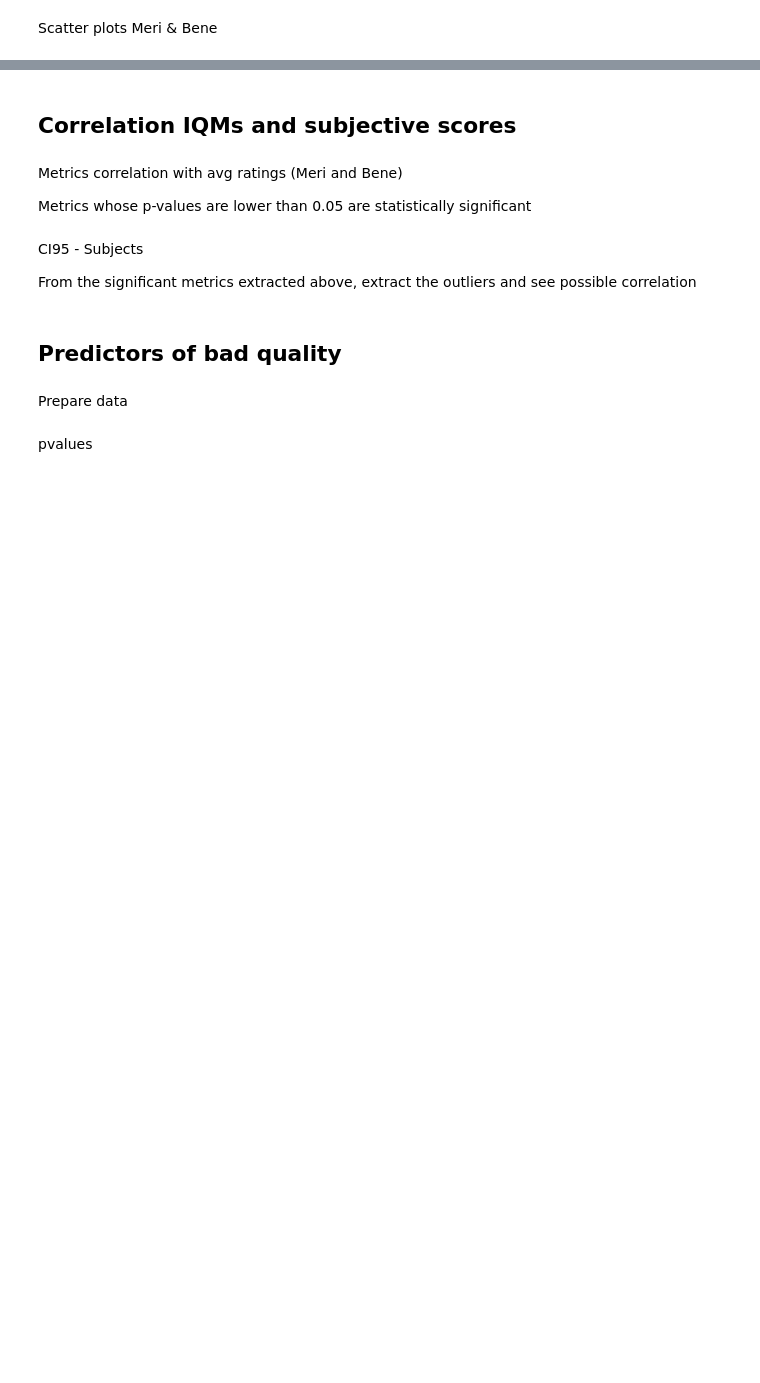
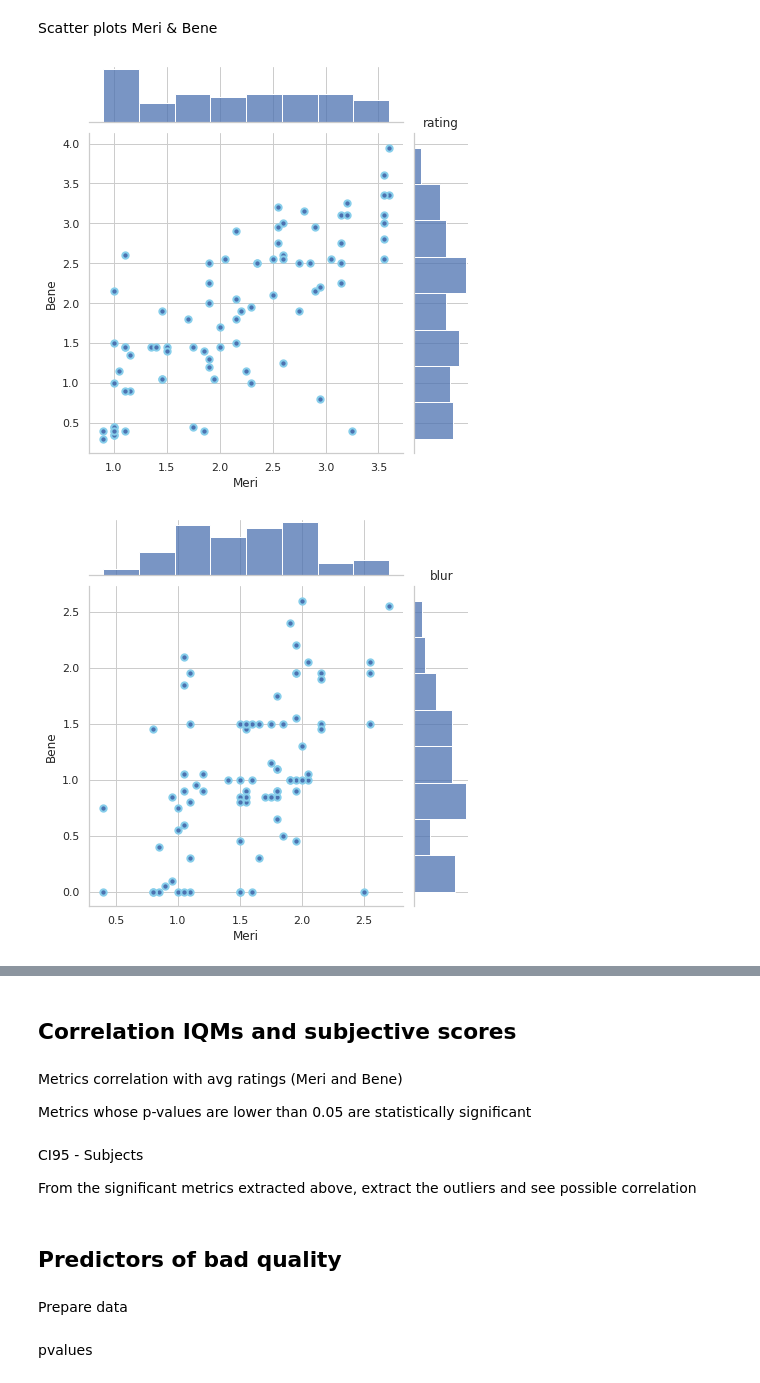
Before and after one commit to jaimebarran/a-eye_preprocessing, a Jupyter notebook: Code/mri_qc.ipynb, the cells around one changed output, grey strips where cells are left out. Saved outputs shown, nothing was run; the diff lists cells and outputs as text; code cells hidden in the pictures; blank space fills up the shorter version.

```diff
--- a/Code/mri_qc.ipynb
+++ b/Code/mri_qc.ipynb
@@ -379,8 +379,8 @@ import matplotlib.pyplot as plt
 from scipy import stats
 
 # read an excel file in .xlsx format
-df_meri = pd.read_csv('/home/jaimebarranco/Desktop/SHIP_QCmri_MBC/ratings.csv')
-df_bene = pd.read_csv('/home/jaimebarranco/Desktop/Evaluations_frb/ratings.csv')
+df_meri = pd.read_csv('/mnt/sda1/Repos/a-eye/Output/mri_qc/subjective_evaluations/SHIP_QCmri_MBC/ratings.csv')
+df_bene = pd.read_csv('/mnt/sda1/Repos/a-eye/Output/mri_qc/subjective_evaluations/Evaluations_frb/ratings.csv')
 
 # metrics meri
 rating_meri = df_meri['rating'].to_numpy()
@@ -411,7 +411,8 @@ ALPHA = 0.05
 # correlation between Meri and Bene
 for i in range(len(metrics_meri)):
     # R-squared measures the proportion of the variance in one variable that is predictable from the other variable.
-    # p_value is a measure of the evidence against a null hypothesis. A small p-value indicates strong evidence against the null hypothesis, while a large p-value indicates weak evidence against the null hypothesis
+    # p_value is a measure of the evidence against a null hypothesis. A small p-value indicates strong evidence against the null hypothesis,
+    # while a large p-value indicates weak evidence against the null hypothesis
     r_squared, p_value = stats.pearsonr(metrics_meri[i], metrics_bene[i])
     # if p_value < ALPHA:
     print(f'{metrics_names[i]}: r^2 = {r_squared:.4}, p-value = {p_value:.4}')
@@ -594,8 +678,8 @@ import seaborn as sns
 from scipy import stats
 
 # read an excel file in .xlsx format
-df_meri = pd.read_csv('/home/jaimebarranco/Desktop/MRI-QC/subjective_evaluations/SHIP_QCmri_MBC/ratings.csv')
-df_bene = pd.read_csv('/home/jaimebarranco/Desktop/MRI-QC/subjective_evaluations/Evaluations_frb/ratings.csv')
+df_meri = pd.read_csv('/mnt/sda1/Repos/a-eye/Output/mri_qc/subjective_evaluations/SHIP_QCmri_MBC/ratings.csv')
+df_bene = pd.read_csv('/mnt/sda1/Repos/a-eye/Output/mri_qc/subjective_evaluations/Evaluations_frb/ratings.csv')
 
 # metrics meri
 rating_meri = df_meri['rating'].to_numpy()
@@ -605,30 +689,33 @@ motion_meri = df_meri['motion'].to_numpy()
 bgair_meri = df_meri['bgair'].to_numpy()
 eyes_closed_meri = np.where(df_meri['artifacts'].to_numpy() == "['eyes-closed']", 1, 0)
 # selected_slices_meri = df_meri['selected_slices'].to_numpy()
 
 # metrics bene
 rating_bene = df_bene['rating'].to_numpy()
 blur_bene = df_bene['blur'].to_numpy()
 noise_bene = df_bene['noise'].to_numpy()
 motion_bene = df_bene['motion'].to_numpy()
 bgair_bene = df_bene['bgair'].to_numpy()
 eyes_closed_bene = np.where(df_bene['artifacts'].to_numpy() == "['eyes-closed']", 1, 0)
 # selected_slices_bene = df_bene['selected_slices'].to_numpy()
 
 # add all the metrics above to a list
 metrics_meri = [rating_meri, blur_meri, noise_meri, motion_meri, bgair_meri, eyes_closed_meri] #, selected_slices_meri]
 metrics_bene = [rating_bene, blur_bene, noise_bene, motion_bene, bgair_bene, eyes_closed_bene] #, selected_slices_bene]
 metrics_names = ['rating', 'blur', 'noise', 'motion', 'bgair', 'eyes_closed'] #, 'selected_slices']
 
 # scatter plots of the metrics (Meri vs Bene)
 for i in range(len(metrics_meri)):
     # Create a joint plot with marginal distributions
     sns.set(style="whitegrid")
     sns.set_palette("Set1")  # Choose a color palette
     # Create the joint plot
     g = sns.jointplot(x=metrics_meri[i], y=metrics_bene[i], kind='scatter', color='b', s=40, edgecolor="skyblue", linewidth=2)
     # Annotate the axes with labels
     g.ax_joint.set_xlabel("Meri", fontsize=12)
     g.ax_joint.set_ylabel("Bene", fontsize=12)
     plt.title(metrics_names[i])
     plt.show()
+# %% [output]
+[figure, added]
+[figure, added]
```
Also changed, not shown: parts of 5 cells of this notebook, 5 other files.
